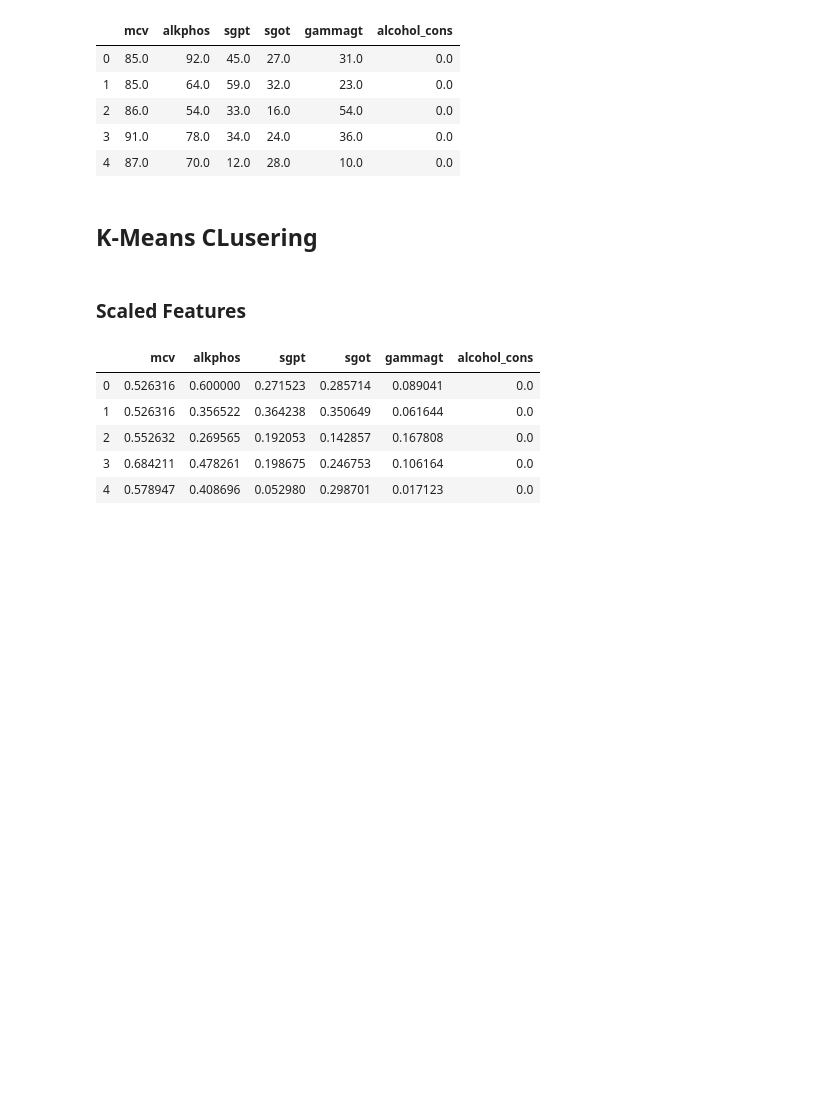
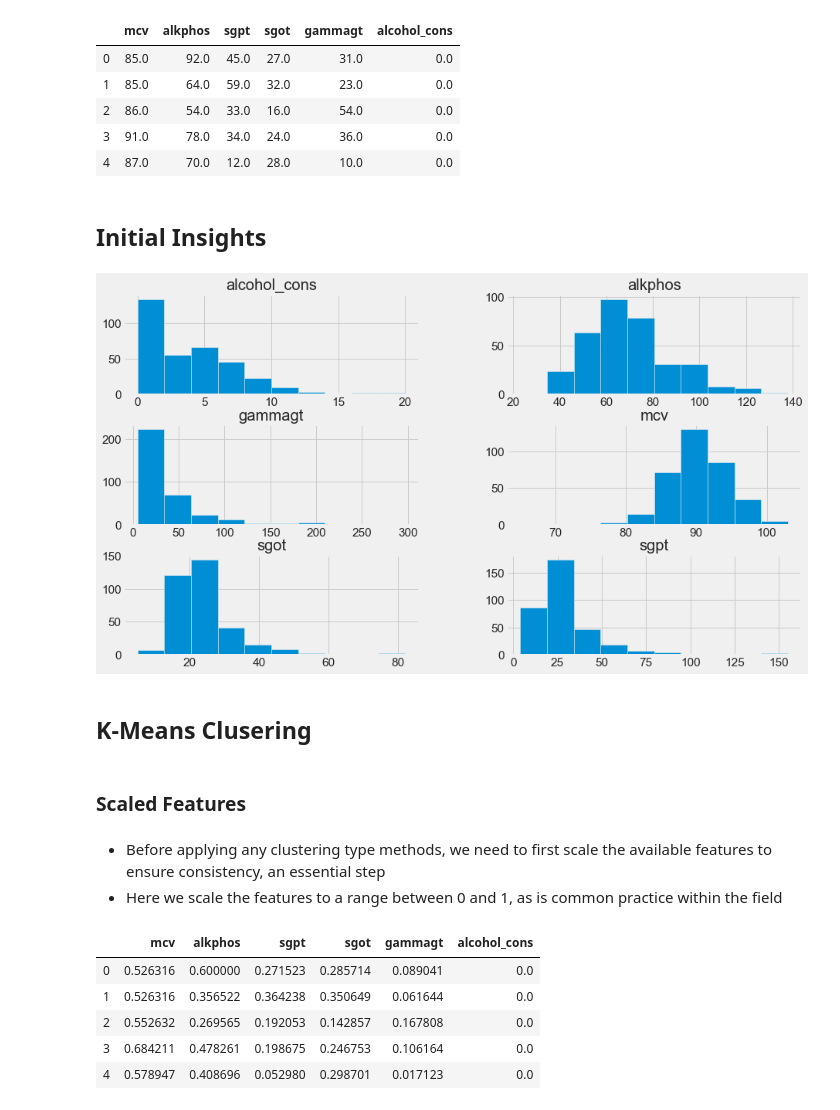
Before and after one commit to alessiomorteo/LiverDiseaseData, a Jupyter notebook: 1-Liver_ Disease.ipynb, the cells around one changed output. Cells and saved outputs as stored; diff of their text form; code cells hidden in the pictures; blank space fills up the shorter version.

```diff
--- a/1-Liver_ Disease.ipynb
+++ b/1-Liver_ Disease.ipynb
@@ -28,12 +28,13 @@ Important note: The 7th field (selector) has been widely misinterpreted in the p
 import pandas as pd
 import numpy as np
 import matplotlib.pyplot as plt
+from matplotlib import style
 import seaborn as sns
+style.use("fivethirtyeight")
-# %%
-plt.rcParams['figure.figsize'] = (16, 9)
 # %%
+# import the data - strip each line of \n and split into 7 columns
 with open(r"bupa.data") as fp:
-    df = pd.DataFrame([line.split(maxsplit=7, sep = ",") for line in fp])
+    df = pd.DataFrame([line.strip("\n").split(maxsplit=7, sep=",") for line in fp])
 # %% [markdown]
 ## Data Preparation
 # %%
@@ -51,7 +52,16 @@ df.head() #give us a quick preview of this data
 | 2 | 86.0 | 54.0 | 33.0 | 16.0 | 54.0 | 0.0 |
 | 3 | 91.0 | 78.0 | 34.0 | 24.0 | 36.0 | 0.0 |
 | 4 | 87.0 | 70.0 | 12.0 | 28.0 | 10.0 | 0.0 |
+# %% [markdown]
+## Initial Insights
+# %%
+_ = df.hist(figsize=(14,8)) # histogram view of each feature that we have
+# %% [output]
+[figure, added]
 # %% [markdown]
-## K-Means CLusering
+## K-Means Clusering
 # %% [markdown]
 ### Scaled Features
+# %% [markdown]
+* Before applying any clustering type methods, we need to first scale the available features to ensure consistency, an essential step
+* Here we scale the features to a range between 0 and 1, as is common practice within the field
```
Also changed, not shown: parts of 34 cells of this notebook.
